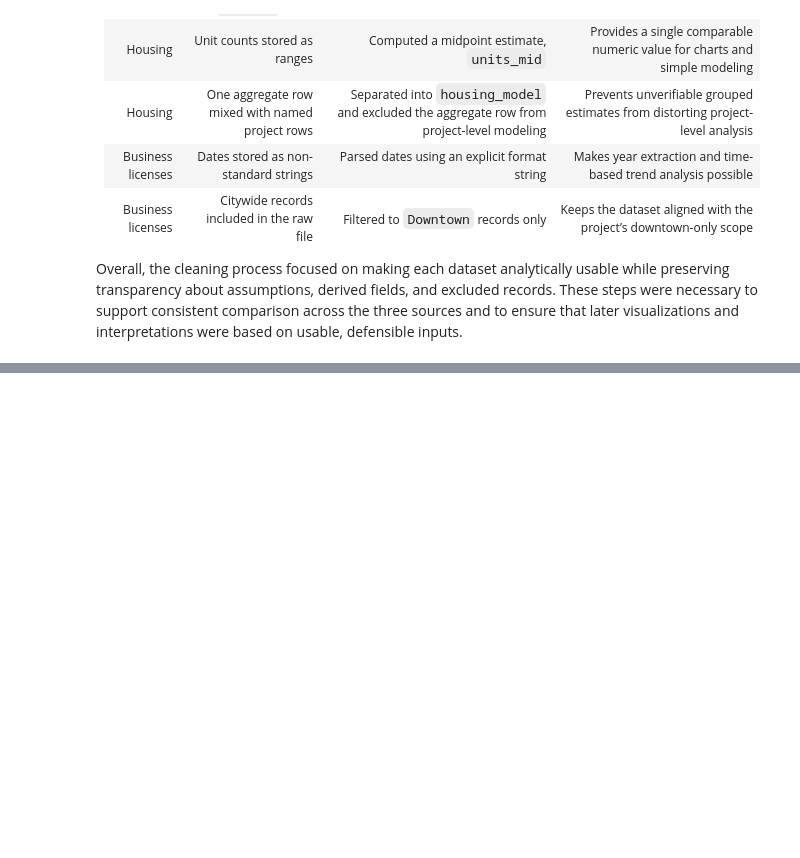
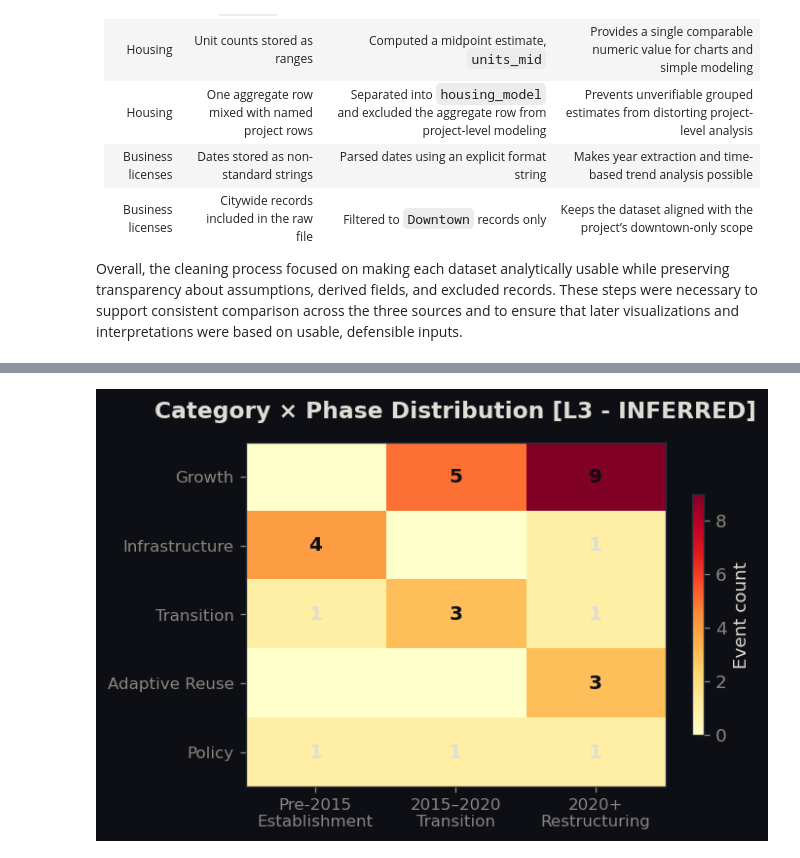
Before and after one commit to rynetroy/comp-2040-project-3, a Jupyter notebook: notebooks/week14.ipynb, the cells around one changed output, grey strips where cells are left out. Saved outputs shown, nothing was run; the diff lists cells and outputs as text; code cells hidden in the pictures; blank space fills up the shorter version.

```diff
--- a/notebooks/week14.ipynb
+++ b/notebooks/week14.ipynb
@@ -565,0 +869,38 @@ Overall, the cleaning process focused on making each dataset analytically usable
+# %%
+# [L3 - INFERRED: CATEGORY × PHASE MATRIX]
+
+# Cross-tabulate: how many events of each category fall in each phase?
+phase_order = ['Pre-2015 establishment', '2015–2020 transition', '2020+ restructuring']
+ct = pd.crosstab(gantt['category'], gantt['phase'])
+ct = ct.reindex(columns=phase_order, fill_value=0)
+ct = ct.loc[ct.sum(axis=1).sort_values(ascending=False).index]
+
+fig, ax = plt.subplots(figsize=(6, 4))
+
+# imshow creates a heatmap - darker cells = more events
+im = ax.imshow(ct.values, cmap='YlOrRd', aspect='auto', vmin=0)
+
+ax.set_xticks(range(len(phase_order)))
+ax.set_xticklabels(['Pre-2015\nEstablishment',
+                    '2015–2020\nTransition',
+                    '2020+\nRestructuring'], fontsize=10)
+ax.set_yticks(range(len(ct)))
+ax.set_yticklabels(ct.index, fontsize=10)
+
+# Add count labels in each cell
+for i in range(len(ct)):
+    for j in range(len(phase_order)):
+        val = ct.values[i, j]
+        if val > 0:
+            ax.text(j, i, str(val), ha='center', va='center',
+                    fontsize=12, fontweight='bold',
+                    color='#0d0f14' if val >= 2 else '#e0ddd5')
+
+ax.set_title('Category × Phase Distribution [L3 - INFERRED]',
+             fontsize=14, fontweight='bold', pad=15)
+plt.colorbar(im, ax=ax, label='Event count', shrink=0.7)
+plt.tight_layout()
+plt.savefig('fig_heatmap.png', bbox_inches='tight', facecolor='#0d0f14')
+plt.show()
+# %% [output]
+[figure, added]
```
Also changed, not shown: parts of 17 cells of this notebook, 4 other files.
